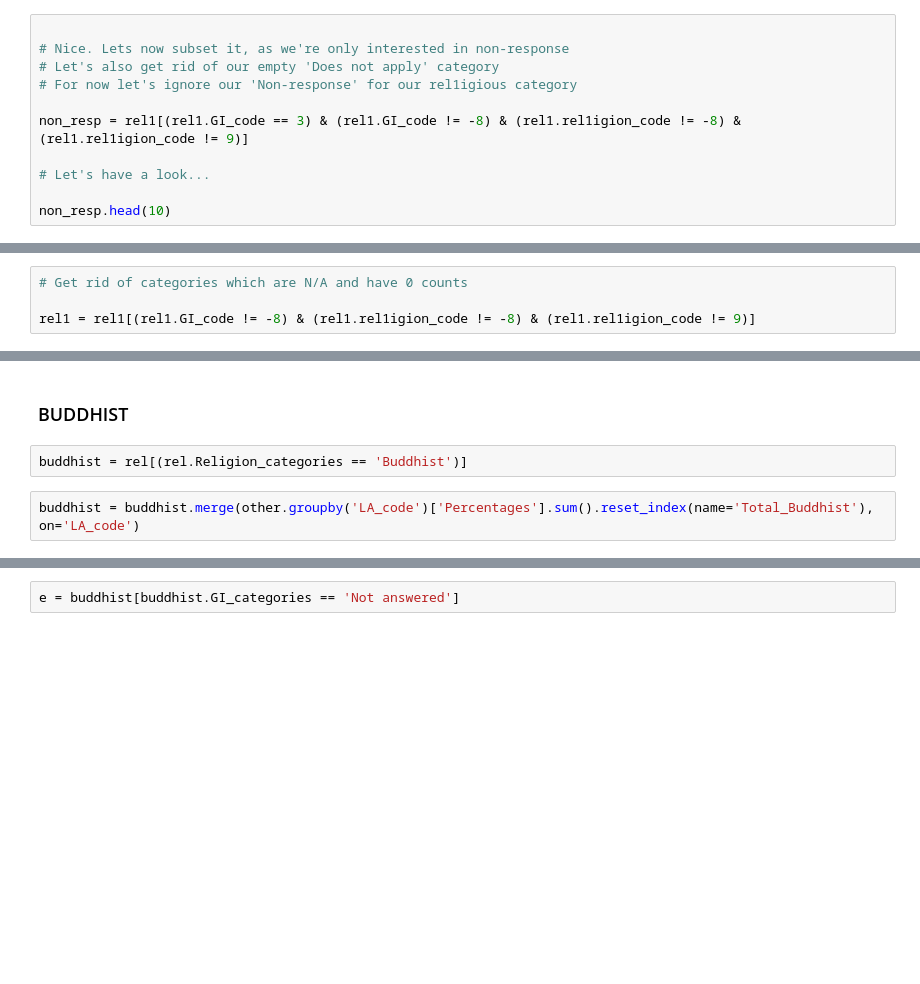
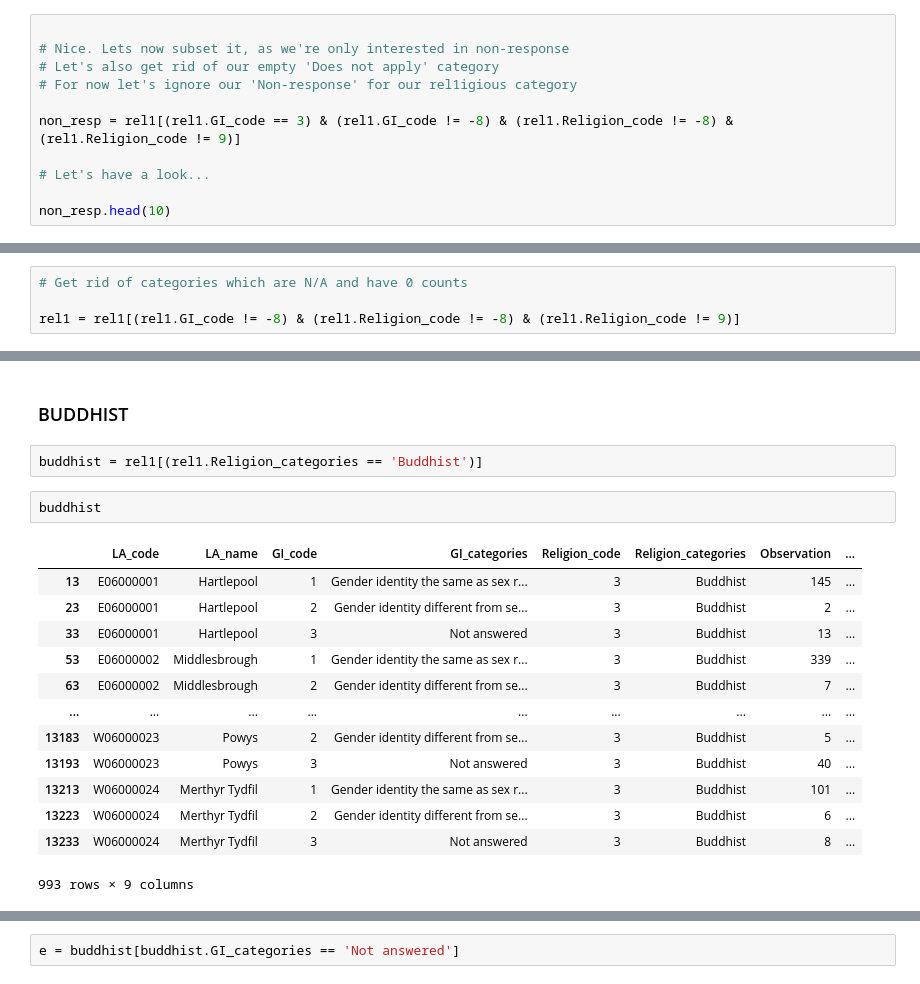
Before and after one commit to UKDataServiceOpen/InteractiveGender, a Jupyter notebook: Python/Non_response_GI.ipynb, the cells around one changed output, grey strips where cells are left out. Drawn from its saved outputs; the diff is of its cells as text; blank space fills up the shorter version.

```diff
--- a/Python/Non_response_GI.ipynb
+++ b/Python/Non_response_GI.ipynb
@@ -694,7 +993,7 @@ rel1.Religion_code.unique()
 # Let's also get rid of our empty 'Does not apply' category
 # For now let's ignore our 'Non-response' for our rel1igious category
 
-non_resp = rel1[(rel1.GI_code == 3) & (rel1.GI_code != -8) & (rel1.rel1igion_code != -8) & (rel1.rel1igion_code != 9)]
+non_resp = rel1[(rel1.GI_code == 3) & (rel1.GI_code != -8) & (rel1.Religion_code != -8) & (rel1.Religion_code != 9)]
 
 # Let's have a look...
 
@@ -799,7 +1173,7 @@ show(p2)
 # %%
 # Get rid of categories which are N/A and have 0 counts
 
-rel1 = rel1[(rel1.GI_code != -8) & (rel1.rel1igion_code != -8) & (rel1.rel1igion_code != 9)]
+rel1 = rel1[(rel1.GI_code != -8) & (rel1.Religion_code != -8) & (rel1.Religion_code != 9)]
 # %%
 # Let's calc the % of each rel1igious group and their GI answers for each LA
 
@@ -1102,6 +1606,20 @@ print(f"P-value: {p_value}")
 # %% [markdown]
 ### BUDDHIST
 # %%
-buddhist = rel[(rel.Religion_categories == 'Buddhist')]
+buddhist = rel1[(rel1.Religion_categories == 'Buddhist')]
-# %%
-buddhist = buddhist.merge(other.groupby('LA_code')['Percentages'].sum().reset_index(name='Total_Buddhist'), on='LA_code')
+# %%
+buddhist
+# %% [output]
+|  | LA_code | LA_name | GI_code | GI_categories | Religion_code | Religion_categories | Observation | ... |
+| 13 | E06000001 | Hartlepool | 1 | Gender identity the same as sex r... | 3 | Buddhist | 145 | ... |
+| 23 | E06000001 | Hartlepool | 2 | Gender identity different from se... | 3 | Buddhist | 2 | ... |
+| 33 | E06000001 | Hartlepool | 3 | Not answered | 3 | Buddhist | 13 | ... |
+| 53 | E06000002 | Middlesbrough | 1 | Gender identity the same as sex r... | 3 | Buddhist | 339 | ... |
+| 63 | E06000002 | Middlesbrough | 2 | Gender identity different from se... | 3 | Buddhist | 7 | ... |
+| ... | ... | ... | ... | ... | ... | ... | ... | ... |
+| 13183 | W06000023 | Powys | 2 | Gender identity different from se... | 3 | Buddhist | 5 | ... |
+| 13193 | W06000023 | Powys | 3 | Not answered | 3 | Buddhist | 40 | ... |
+| 13213 | W06000024 | Merthyr Tydfil | 1 | Gender identity the same as sex r... | 3 | Buddhist | 101 | ... |
+| 13223 | W06000024 | Merthyr Tydfil | 2 | Gender identity different from se... | 3 | Buddhist | 6 | ... |
+| 13233 | W06000024 | Merthyr Tydfil | 3 | Not answered | 3 | Buddhist | 8 | ... |
+993 rows × 9 columns
```
Also changed, not shown: parts of 88 cells of this notebook, 7 other files.
